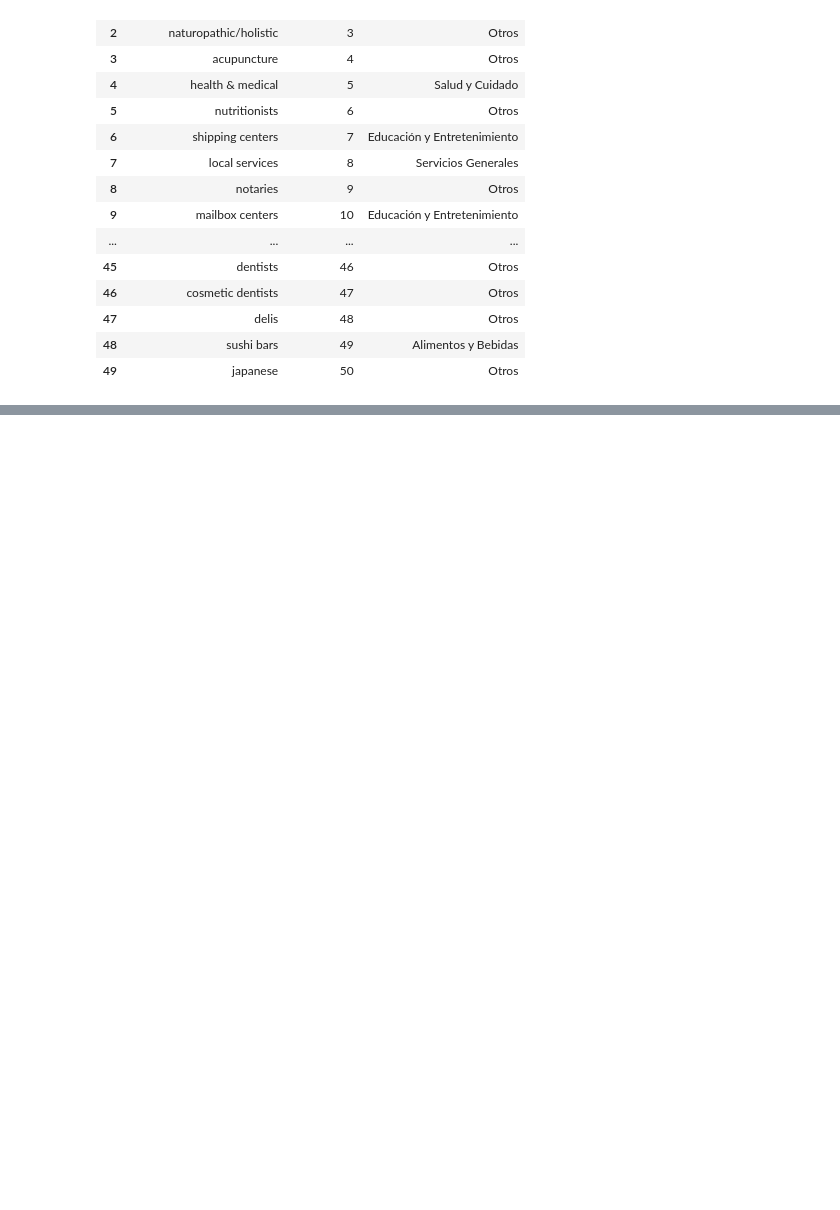
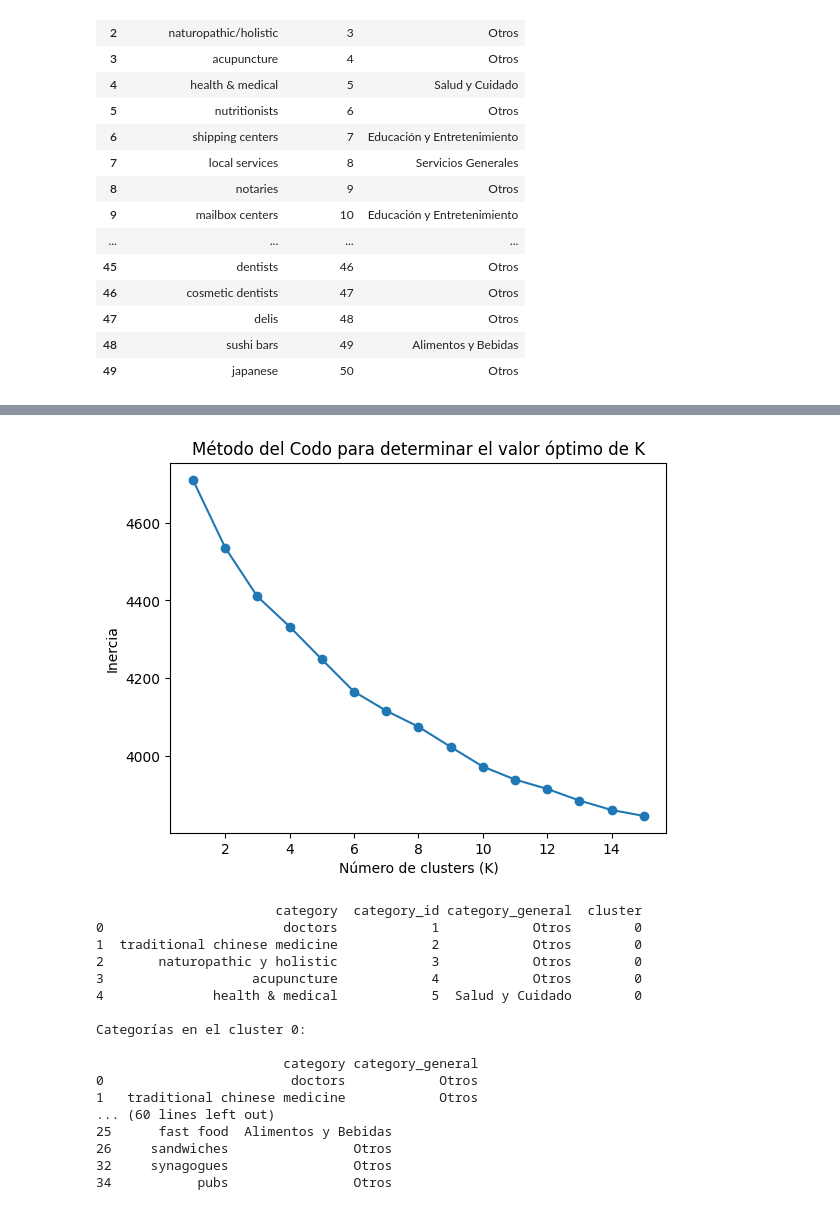
Before and after one commit to agustin-caceres/DataPulse_Gmaps_Yelp, a Jupyter notebook: notebooks/EDA/eda.IPYNB, the cells around one changed output, grey strips where cells are left out. Saved outputs shown, nothing was run; the diff lists cells and outputs as text; code cells hidden in the pictures; blank space fills up the shorter version.

```diff
--- a/notebooks/EDA/eda.IPYNB
+++ b/notebooks/EDA/eda.IPYNB
@@ -660,0 +864,70 @@ categories.head(50)
+# %%
+from sklearn.cluster import KMeans
+import numpy as np
+import pickle
+import os
+import matplotlib.pyplot as plt
+import pandas as pd
+
+# Definir el archivo de embeddings
+embeddings_file = r'C:\DYNAMO\PFinal\Proyecto_final\notebooks\EDA\embeddings.pkl'
+
+# Cargar los embeddings previamente generados
+with open(embeddings_file, 'rb') as f:
+    embeddings = pickle.load(f)
+
+# Determinar el número de clusters (K) con el Método del Codo
+def calcular_inercia(embeddings, k_max):
+    inercia = []
+    for k in range(1, k_max + 1):
+        kmeans = KMeans(n_clusters=k, random_state=42)
+        kmeans.fit(embeddings)
+        inercia.append(kmeans.inertia_)
+    return inercia
+
+# Calcular la inercia para valores de K entre 1 y 15
+k_max = 15
+inercia = calcular_inercia(embeddings, k_max)
+
+# Graficar el Método del Codo para determinar el mejor valor de K
+plt.plot(range(1, k_max + 1), inercia, marker='o')
+plt.xlabel('Número de clusters (K)')
+plt.ylabel('Inercia')
+plt.title('Método del Codo para determinar el valor óptimo de K')
+plt.show()
+
+# Aplicar K-Means con el valor de K determinado
+k_optimo = 5  # Este valor puede ajustarse según el gráfico
+kmeans = KMeans(n_clusters=k_optimo, random_state=42)
+kmeans.fit(embeddings)
+
+# Asignar cada categoría a un cluster
+categories_group['cluster'] = kmeans.labels_
+
+# Mostrar una muestra de las categorías con sus clusters asignados
+print(categories_group.head())
+
+# Análisis preliminar de los clusters generados
+for cluster_num in range(k_optimo):
+    print(f"\nCategorías en el cluster {cluster_num}:\n")
+    cluster_data = categories_group[categories_group['cluster'] == cluster_num]
+    print(cluster_data[['category', 'category_general']].head(10))
+# %% [output]
+[figure, added]
+                       category  category_id category_general  cluster
+0                       doctors            1            Otros        0
+1  traditional chinese medicine            2            Otros        0
+2       naturopathic y holistic            3            Otros        0
+3                   acupuncture            4            Otros        0
+4              health & medical            5  Salud y Cuidado        0
+
+Categorías en el cluster 0:
+
+                        category category_general
+0                        doctors            Otros
+1   traditional chinese medicine            Otros
+... (60 lines left out)
+25      fast food  Alimentos y Bebidas
+26     sandwiches                Otros
+32     synagogues                Otros
+34           pubs                Otros
```
Also changed, not shown: parts of 23 cells of this notebook.
